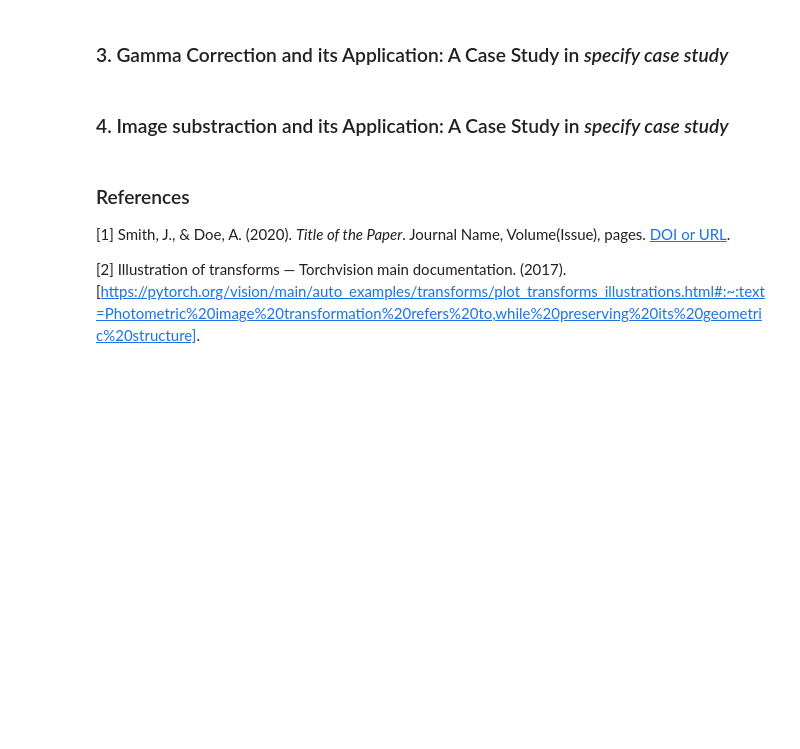
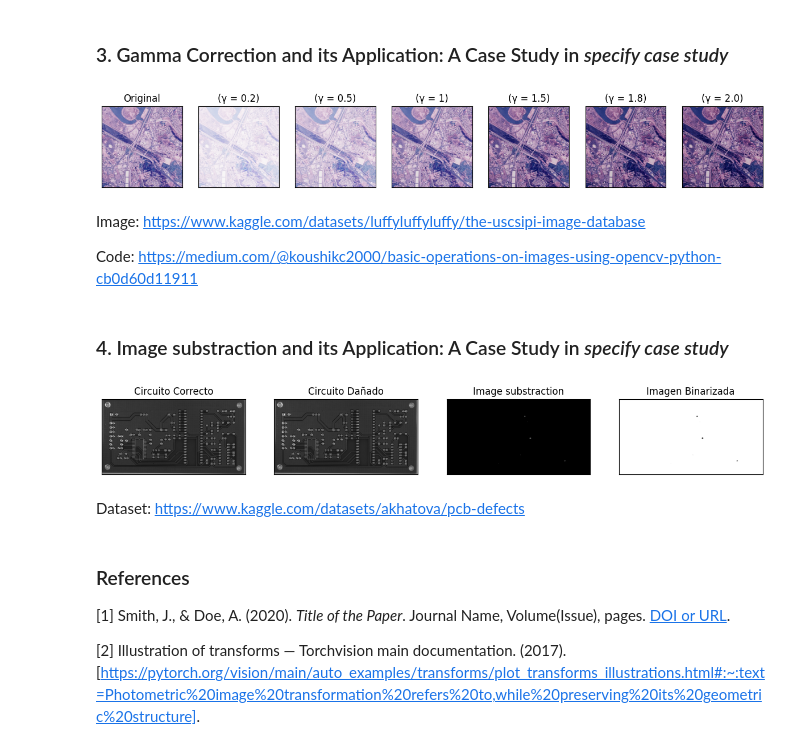
Before and after one commit to alcalderagl/processing_images, a Jupyter notebook: activity 1/1_photometric_transformations.ipynb, the cells around one changed output. Saved outputs shown, nothing was run; the diff lists cells and outputs as text; code cells hidden in the pictures; blank space fills up the shorter version.

```diff
--- a/activity 1/1_photometric_transformations.ipynb
+++ b/activity 1/1_photometric_transformations.ipynb
@@ -56,6 +56,9 @@ dental_img = Image.open('data/activity 1/dental-x-ray.jpg')
 microscope_img = Image.open('data/activity 1/microscope.jpg')
 paysage_img = Image.open('data/activity 1/paysage.png')
 retina_img = Image.open('data/activity 1/retina.png')
+map_img = Image.open('map2.jpg')
+example_circuit_img = Image.open('example_circuit.jpg')
+defected_circuit_img = Image.open('defected_circuit.jpg')
 # %% [markdown]
 ### 1. Types of Photometric Tranformation
 # %% [markdown]
@@ -189,8 +192,66 @@ plt.show()
 [figure]
 # %% [markdown]
 ### 3. Gamma Correction and its Application: A Case Study in *specify case study*
+# %%
+map_array_img = np.array(map_img)
+
+gammaImages = [map_array_img]
+gammaValues = [0.2, 0.5, 1, 1.5, 1.8, 2.0]
+
+for i in range(len(gammaValues)):
+  gammaImages.append(np.array(255 * (map_array_img / 255) ** gammaValues[i], dtype=np.uint8))
+
+plt.figure(figsize=(15, 5))
+
+for i in range(len(gammaImages)):
+    plt.subplot(1, len(gammaImages), i + 1)
+    plt.imshow(gammaImages[i])
+
+    # Corregir los títulos
+    plt.title("Original" if i == 0 else f"(γ = {gammaValues[i - 1]})")
+
+    plt.xticks([])
+    plt.yticks([])
+
+plt.show()
+# %% [output]
+[figure, added]
+# %% [markdown]
+Image:
+https://www.kaggle.com/datasets/luffyluffyluffy/the-uscsipi-image-database
+
+Code:
+https://medium.com/@koushikc2000/basic-operations-on-images-using-opencv-python-cb0d60d11911
 # %% [markdown]
 ### 4. Image substraction and its Application: A Case Study in *specify case study*
+# %%
+example_circuit_gray = cv2.cvtColor(np.array(example_circuit_img), cv2.COLOR_BGR2GRAY)
+defected_circuit_gray = cv2.cvtColor(np.array(defected_circuit_img), cv2.COLOR_BGR2GRAY)
+
+img2 = cv2.resize(defected_circuit_gray, (example_circuit_gray.shape[1], example_circuit_gray.shape[0]))
+
+# Diferencia entre imágenes
+diff = cv2.absdiff(example_circuit_gray, defected_circuit_gray)
+
+# Binarizando
+thresh = cv2.threshold(diff, 40, 255, cv2.THRESH_BINARY)[1]
+
+inverted_diff = cv2.bitwise_not(thresh)
+
+plt.figure(figsize=(15,5))
+plt.subplot(1,4,1), plt.imshow(example_circuit_gray, cmap='gray'), plt.title("Circuito Correcto")
+plt.xticks([]), plt.yticks([])
+plt.subplot(1,4,2), plt.imshow(defected_circuit_gray, cmap='gray'), plt.title("Circuito Dañado")
+plt.xticks([]), plt.yticks([])
+plt.subplot(1,4,3), plt.imshow(diff, cmap='gray'), plt.title("Image substraction")
+plt.xticks([]), plt.yticks([])
+plt.subplot(1,4,4), plt.imshow(inverted_diff, cmap='gray'), plt.title("Imagen Binarizada")
+plt.xticks([]), plt.yticks([])
+plt.show()
+# %% [output]
+[figure, added]
+# %% [markdown]
+Dataset: https://www.kaggle.com/datasets/akhatova/pcb-defects
 # %% [markdown]
 ### References
 [1] Smith, J., & Doe, A. (2020). *Title of the Paper*. Journal Name, Volume(Issue), pages. [DOI or URL](https://doi.org/example).
```
